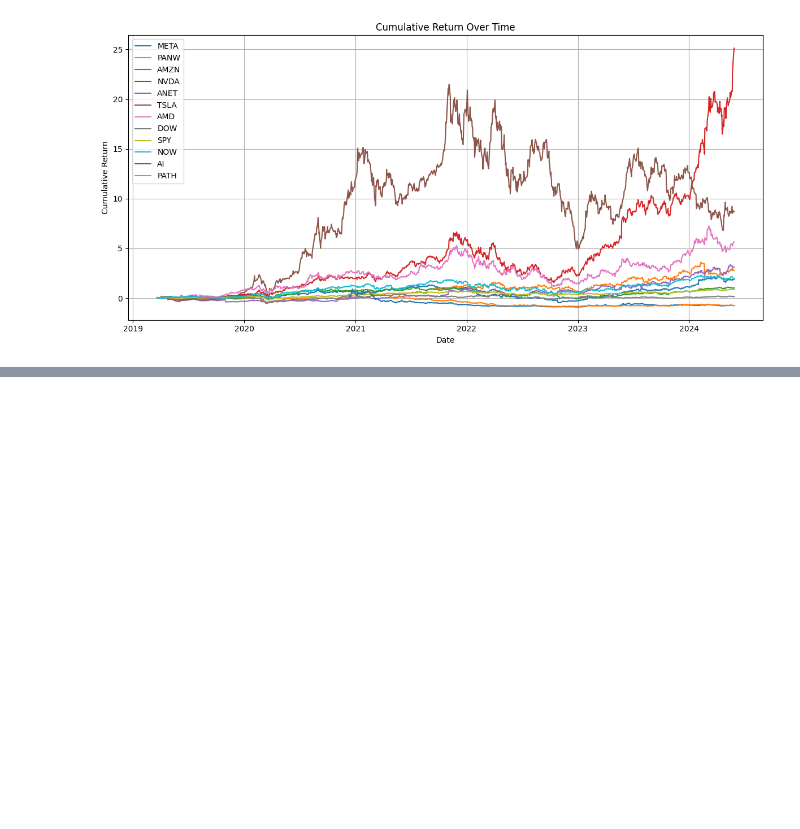
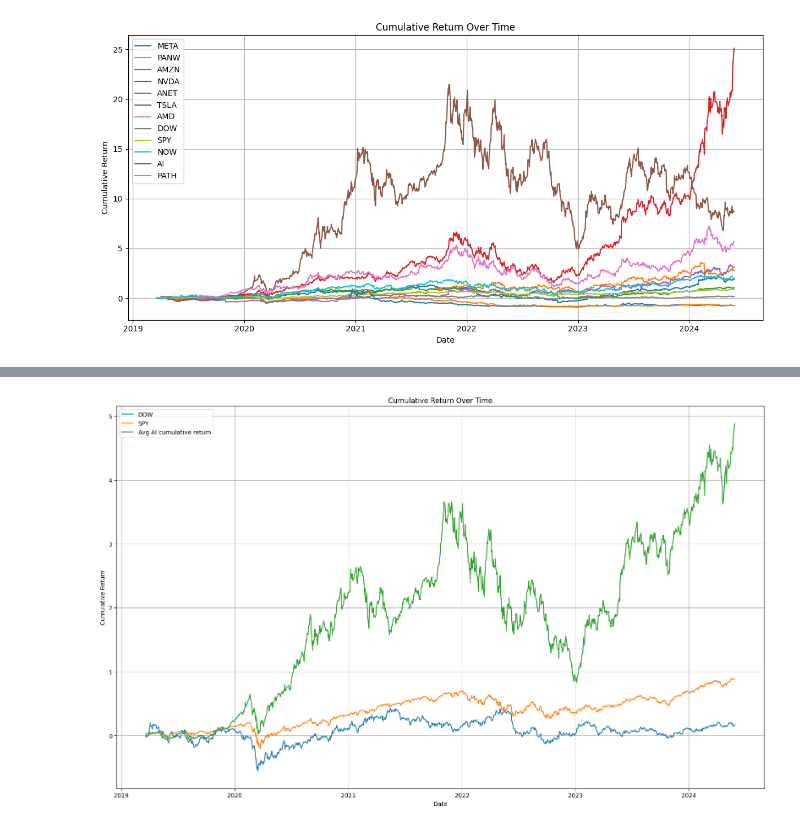
Before and after one commit to Nate-Sheibley/Top-10-AI-stocks-5y-overview, a Jupyter notebook: AIStocksProject/cumulative return.ipynb, the cells around one changed output, grey strips where cells are left out. Drawn from its saved outputs; the diff is of its cells as text; code cells hidden in the pictures; blank space fills up the shorter version.

Commit message:
cuml return complete with avg ai

```diff
--- a/AIStocksProject/cumulative return.ipynb
+++ b/AIStocksProject/cumulative return.ipynb
@@ -61,0 +99,7 @@ plt.close()
+# %%
+#reduce the dataframe to only date and cuml return columns
+combined_df_reduced = combined_df[['date','cumulative_return']]
+# group by date for average cumulative return
+grouped_by_date = combined_df_reduced.groupby('date').mean()
+grouped_by_date.reset_index(inplace=True)
+grouped_by_date
@@ -61,0 +120,24 @@ plt.close()
+# %%
+data_AI_merged.append(('Avg AI cumulative return', grouped_by_date))
+# %%
+
+# Plot the cumulative returns
+plt.figure(figsize=(16, 10))
+for symbol, data in data_AI_merged:
+    plt.plot(data['date'], data['cumulative_return'], label=symbol)
+plt.xlabel('Date')
+plt.ylabel('Cumulative Return')
+plt.title('Cumulative Return Over Time')
+plt.legend()
+plt.grid(True)
+plt.tight_layout()
+
+#save fig before show or else it saves an empty canvas
+plt.savefig('Plots/cumulative_returns_avging_AI.png')
+# Show the plot
+plt.show()
+
+# Save the figure
+plt.close()
+# %% [output]
+[figure, added]
```
Also changed, not shown: parts of 5 cells of this notebook, 1 other file.
